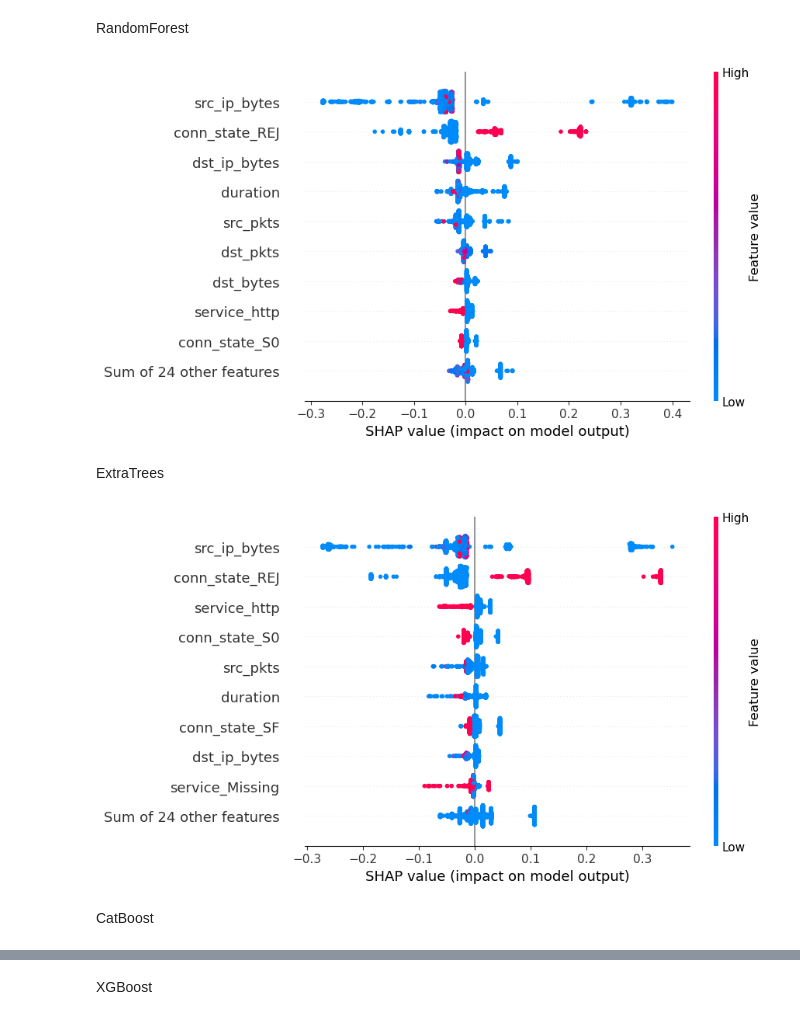
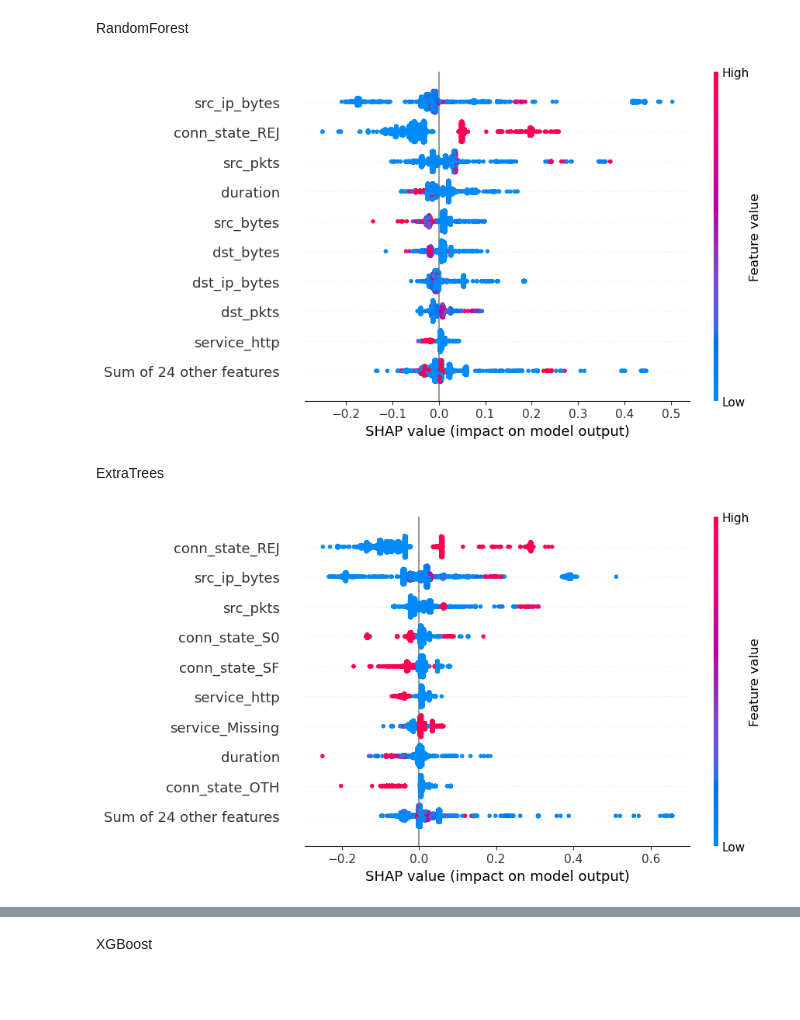
Before and after one commit to rodrig0rocha/IDS_IoT, a Jupyter notebook: Workplace/ToN_IoT.ipynb, the cells around one changed output, grey strips where cells are left out. Saved outputs shown, nothing was run; the diff lists cells and outputs as text; code cells hidden in the pictures; blank space fills up the shorter version.

```diff
--- a/Workplace/ToN_IoT.ipynb
+++ b/Workplace/ToN_IoT.ipynb
@@ -33,5 +33,6 @@ random_state=80
 ton_iot_loader = DatasetLoader(dataset_name="TON_IoT")
 
 df = ton_iot_loader.load()
+df = ton_iot_loader.remove_duplicate(df)
 df
 # %% [output]
@@ -185,7 +186,7 @@ preprocessor_MC = Preprocessor(
     categorical_imputation_strategy=categorical_imputation_strategy
 )
 
-df_MC = preprocessor_MC.clean_dataframe(df)
+df_MC = preprocessor_MC.prepare_features(df)
 
 X_MC = df_MC.drop(columns=[multiclass_target]).reset_index(drop=True)
 y_MC = df_MC[multiclass_target].reset_index(drop=True)
@@ -405,7 +338,7 @@ explainer_BC.plot_beeswarm(model_BC_lb, X_test_BC_lb)
 # %% [markdown]
 #### 7.1.2. Multiclass
 # %%
-explainer_MC = SHAPTreeExplainer(task_type="multiclass", sample_size=2000, random_state=random_state)
+explainer_MC = SHAPTreeExplainer(task_type="multiclass", n_samples=5000, random_state=random_state)
 # %% [markdown]
 RandomForest
 # %%
@@ -413,18 +346,16 @@ model_MC_rf, X_train_MC_rf, y_train_MC_rf, X_test_MC_rf, y_test_MC_rf = (
     runner_MC.get_model_data("RandomForest")
 )
 
-explainer_MC.plot_beeswarm(model_MC_rf, X_test_MC_rf, class_index=0)
+explainer_MC.plot_beeswarm(model_MC_rf, X_test_MC_rf, class_index=2)
 # %% [output]
-[figure, old version]
+[figure, new version]
 # %% [markdown]
 ExtraTrees
 # %%
 model_MC_et, X_train_MC_et, y_train_MC_et, X_test_MC_et, y_test_MC_et = (
     runner_MC.get_model_data("ExtraTrees")
 )
 
-explainer_MC.plot_beeswarm(model_MC_et, X_test_MC_et, class_index=0)
+explainer_MC.plot_beeswarm(model_MC_et, X_test_MC_et, class_index=2)
 # %% [output]
-[figure, old version]
+[figure, new version]
-# %% [markdown]
-CatBoost
```
Also changed, not shown: parts of 27 cells of this notebook, 7 other files.
